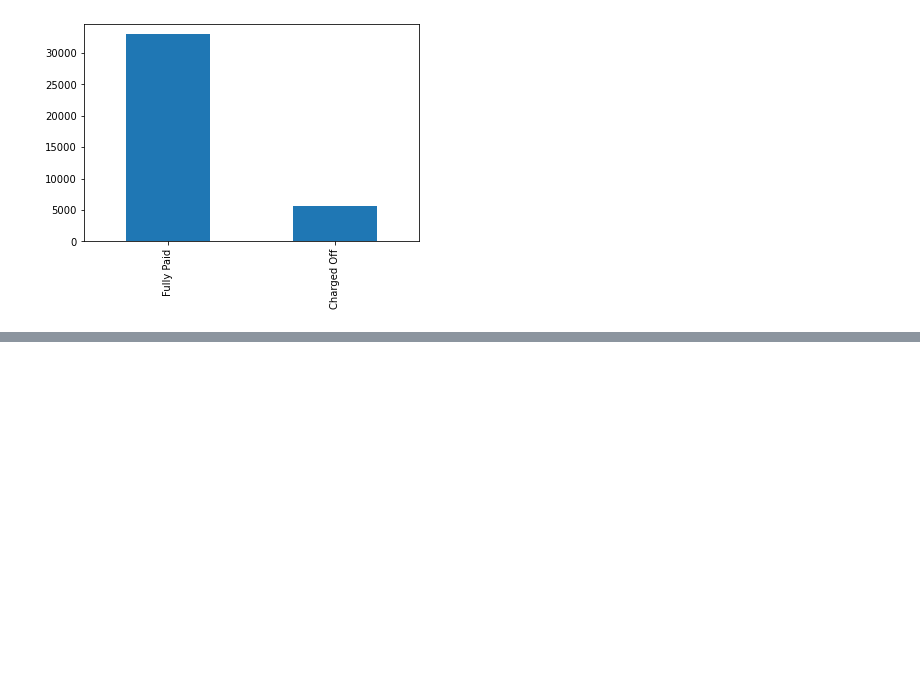
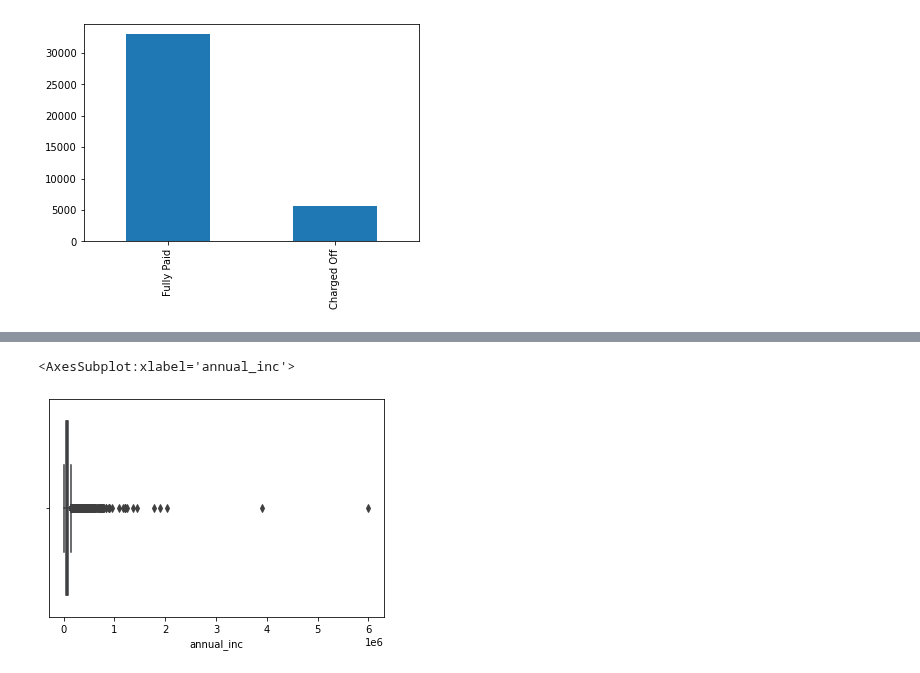
Before and after one commit to sateeshkumarj/Leanding_Club, a Jupyter notebook: leanding_club.ipynb, the cells around one changed output, grey strips where cells are left out. Drawn from its saved outputs; the diff is of its cells as text; code cells hidden in the pictures; blank space fills up the shorter version.

```diff
--- a/leanding_club.ipynb
+++ b/leanding_club.ipynb
@@ -7,6 +18,6 @@ import matplotlib.pyplot as plt #to plot some parameters in seaborn
 # %%
 #load the CSV
-loan = pd.read_csv('loan.csv',dtype=object)
+loan = pd.read_csv('loan.csv')
 # %%
 #Check the shape
 print(loan.shape)
@@ -148,0 +158,5 @@ memory usage: 8.5+ MB
+# %%
+#Add the mode value in the empty rows for emp_length column
+loan['emp_length'] = loan['emp_length'].fillna(loan['emp_length'].mode()[0])
+loan.emp_length.isna().sum()
+loan.emp_length = pd.to_numeric(loan.emp_length.apply(lambda x: 0 if "<" in x else (x.split('+')[0] if "+" in x else x.split()[0])))
@@ -148,0 +178,5 @@ memory usage: 8.5+ MB
+# %%
+sns.boxplot(loan.annual_inc)
+# %% [output]
+<AxesSubplot:xlabel='annual_inc'>
+[figure, added]
```
Also changed, not shown: parts of 24 cells of this notebook.
